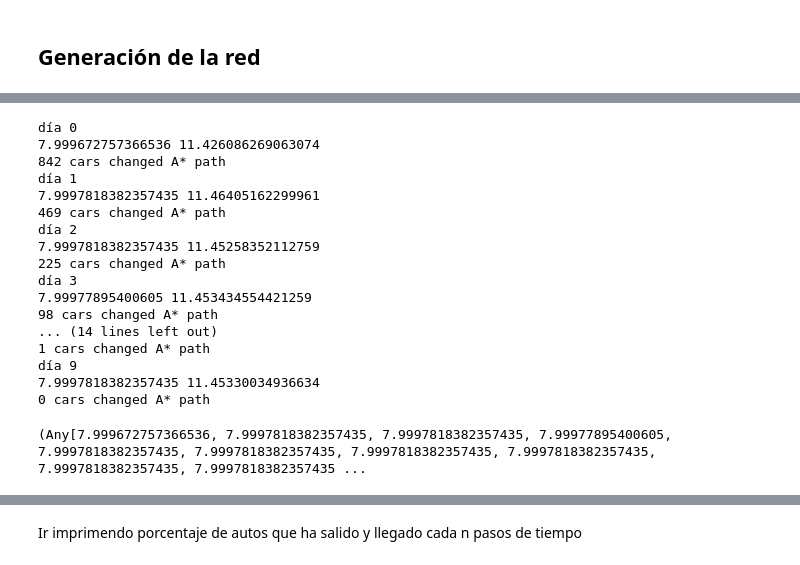
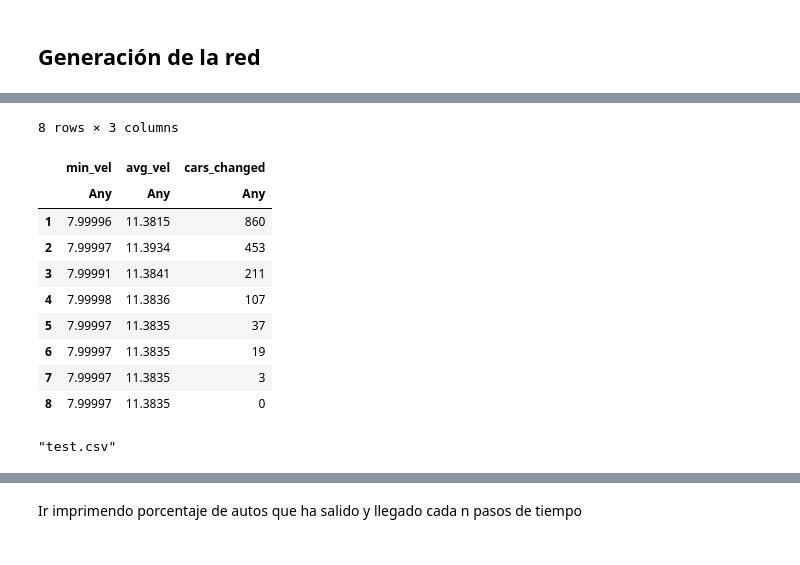
Before and after one commit to LuzMarianaBlaz/Code-MarianaTesis, a Jupyter notebook: code/julia-code/Mariana-Notebooks/Mediciones en red pequeña.ipynb, the cells around one changed output, grey strips where cells are left out. Drawn from its saved outputs; the diff is of its cells as text; code cells hidden in the pictures.

```diff
--- a/code/julia-code/Mariana-Notebooks/Mediciones en red pequeña.ipynb
+++ b/code/julia-code/Mariana-Notebooks/Mediciones en red pequeña.ipynb
@@ -133,23 +108,24 @@ simulacion_completa (generic function with 1 method)
-# %%
-min_vels, avg_vels, cars_changing = simulacion_completa(5,true,2000,0.,150.)
-# %% [output]
-día 0
-7.999672757366536 11.426086269063074
-842 cars changed A* path
-día 1
-7.9997818382357435 11.46405162299961
-469 cars changed A* path
-día 2
-7.9997818382357435 11.45258352112759
-225 cars changed A* path
-día 3
-7.99977895400605 11.453434554421259
-98 cars changed A* path
-... (14 lines left out)
-1 cars changed A* path
-día 9
-7.9997818382357435 11.45330034936634
-0 cars changed A* path
-(Any[7.999672757366536, 7.9997818382357435, 7.9997818382357435, 7.99977895400605, 7.9997818382357435, 7.9997818382357435, 7.9997818382357435, 7.9997818382357435, 7.9997818382357435, 7.9997818382357435 ...
+# %%
+df = DataFrame(min_vel = min_vels,
+               avg_vel = avg_vels,
+               cars_changed = cars_changing
+               )
+# %% [output]
+8 rows × 3 columns
+|  | min_vel | avg_vel | cars_changed |
+|  | Any | Any | Any |
+| 1 | 7.99996 | 11.3815 | 860 |
+| 2 | 7.99997 | 11.3934 | 453 |
+| 3 | 7.99991 | 11.3841 | 211 |
+| 4 | 7.99998 | 11.3836 | 107 |
+| 5 | 7.99997 | 11.3835 | 37 |
+| 6 | 7.99997 | 11.3835 | 19 |
+| 7 | 7.99997 | 11.3835 | 3 |
+| 8 | 7.99997 | 11.3835 | 0 |
+# %%
+using CSV
+CSV.write("test.csv", df)
+# %% [output]
+"test.csv"
 # %%
 plot(min_vels)
```
Also changed, not shown: parts of 15 cells of this notebook, 4 other files.
